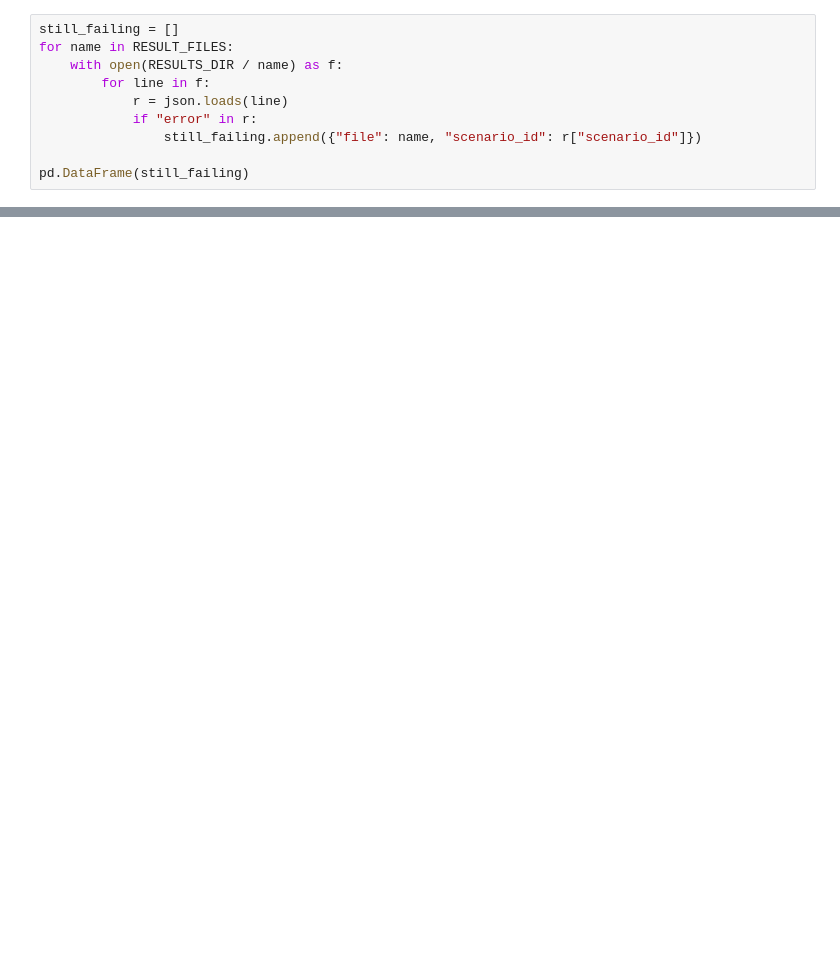
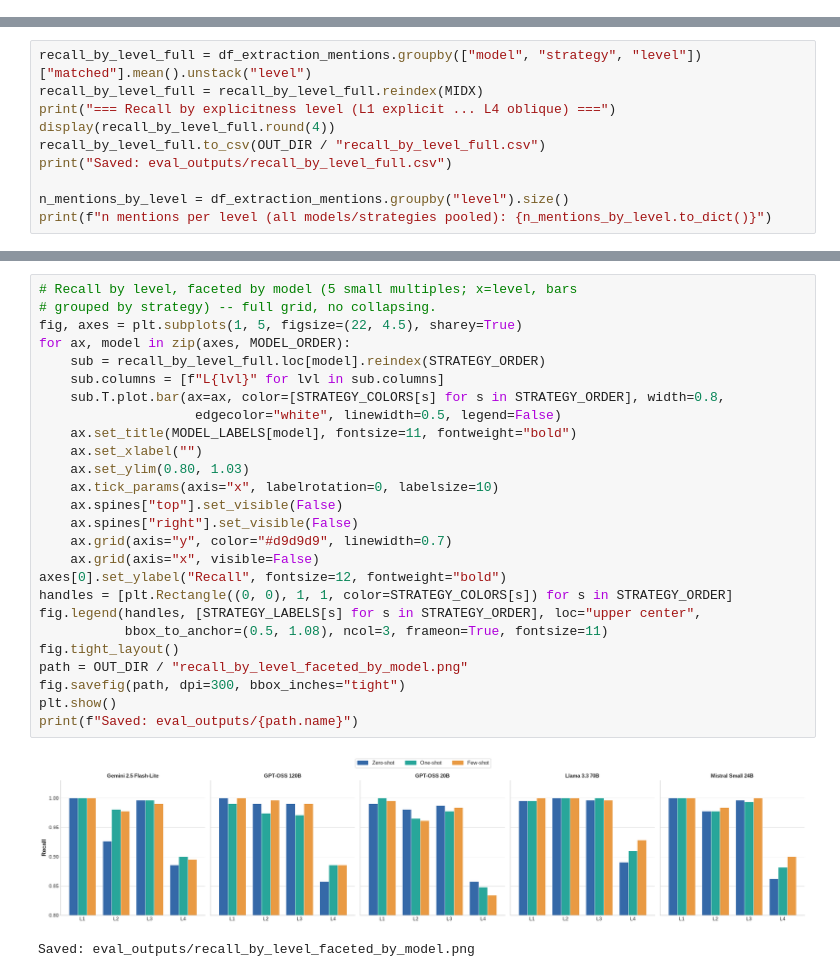
Before and after one commit to MorelK1/ReIntent, a Jupyter notebook: eval/scoring.ipynb, the cells around one changed output, grey strips where cells are left out. Cells and saved outputs as stored; diff of their text form; blank space fills up the shorter version.

```diff
--- a/eval/scoring.ipynb
+++ b/eval/scoring.ipynb
@@ -890,10 +0,0 @@ Les 8 scenarios `gpt-oss-120b` qui echouent encore malgre le relevement de
-# %%
-still_failing = []
-for name in RESULT_FILES:
-    with open(RESULTS_DIR / name) as f:
-        for line in f:
-            r = json.loads(line)
-            if "error" in r:
-                still_failing.append({"file": name, "scenario_id": r["scenario_id"]})
-
-pd.DataFrame(still_failing)
@@ -899,0 +447,10 @@ pd.DataFrame(still_failing)
+# %%
+recall_by_level_full = df_extraction_mentions.groupby(["model", "strategy", "level"])["matched"].mean().unstack("level")
+recall_by_level_full = recall_by_level_full.reindex(MIDX)
+print("=== Recall by explicitness level (L1 explicit ... L4 oblique) ===")
+display(recall_by_level_full.round(4))
+recall_by_level_full.to_csv(OUT_DIR / "recall_by_level_full.csv")
+print("Saved: eval_outputs/recall_by_level_full.csv")
+
+n_mentions_by_level = df_extraction_mentions.groupby("level").size()
+print(f"n mentions per level (all models/strategies pooled): {n_mentions_by_level.to_dict()}")
@@ -899,0 +611,29 @@ pd.DataFrame(still_failing)
+# %%
+# Recall by level, faceted by model (5 small multiples; x=level, bars
+# grouped by strategy) -- full grid, no collapsing.
+fig, axes = plt.subplots(1, 5, figsize=(22, 4.5), sharey=True)
+for ax, model in zip(axes, MODEL_ORDER):
+    sub = recall_by_level_full.loc[model].reindex(STRATEGY_ORDER)
+    sub.columns = [f"L{lvl}" for lvl in sub.columns]
+    sub.T.plot.bar(ax=ax, color=[STRATEGY_COLORS[s] for s in STRATEGY_ORDER], width=0.8,
+                    edgecolor="white", linewidth=0.5, legend=False)
+    ax.set_title(MODEL_LABELS[model], fontsize=11, fontweight="bold")
+    ax.set_xlabel("")
+    ax.set_ylim(0.80, 1.03)
+    ax.tick_params(axis="x", labelrotation=0, labelsize=10)
+    ax.spines["top"].set_visible(False)
+    ax.spines["right"].set_visible(False)
+    ax.grid(axis="y", color="#d9d9d9", linewidth=0.7)
+    ax.grid(axis="x", visible=False)
+axes[0].set_ylabel("Recall", fontsize=12, fontweight="bold")
+handles = [plt.Rectangle((0, 0), 1, 1, color=STRATEGY_COLORS[s]) for s in STRATEGY_ORDER]
+fig.legend(handles, [STRATEGY_LABELS[s] for s in STRATEGY_ORDER], loc="upper center",
+           bbox_to_anchor=(0.5, 1.08), ncol=3, frameon=True, fontsize=11)
+fig.tight_layout()
+path = OUT_DIR / "recall_by_level_faceted_by_model.png"
+fig.savefig(path, dpi=300, bbox_inches="tight")
+plt.show()
+print(f"Saved: eval_outputs/{path.name}")
+# %% [output]
+[figure, added]
+Saved: eval_outputs/recall_by_level_faceted_by_model.png
```
Also changed, not shown: parts of 84 cells of this notebook, 22 other files.
